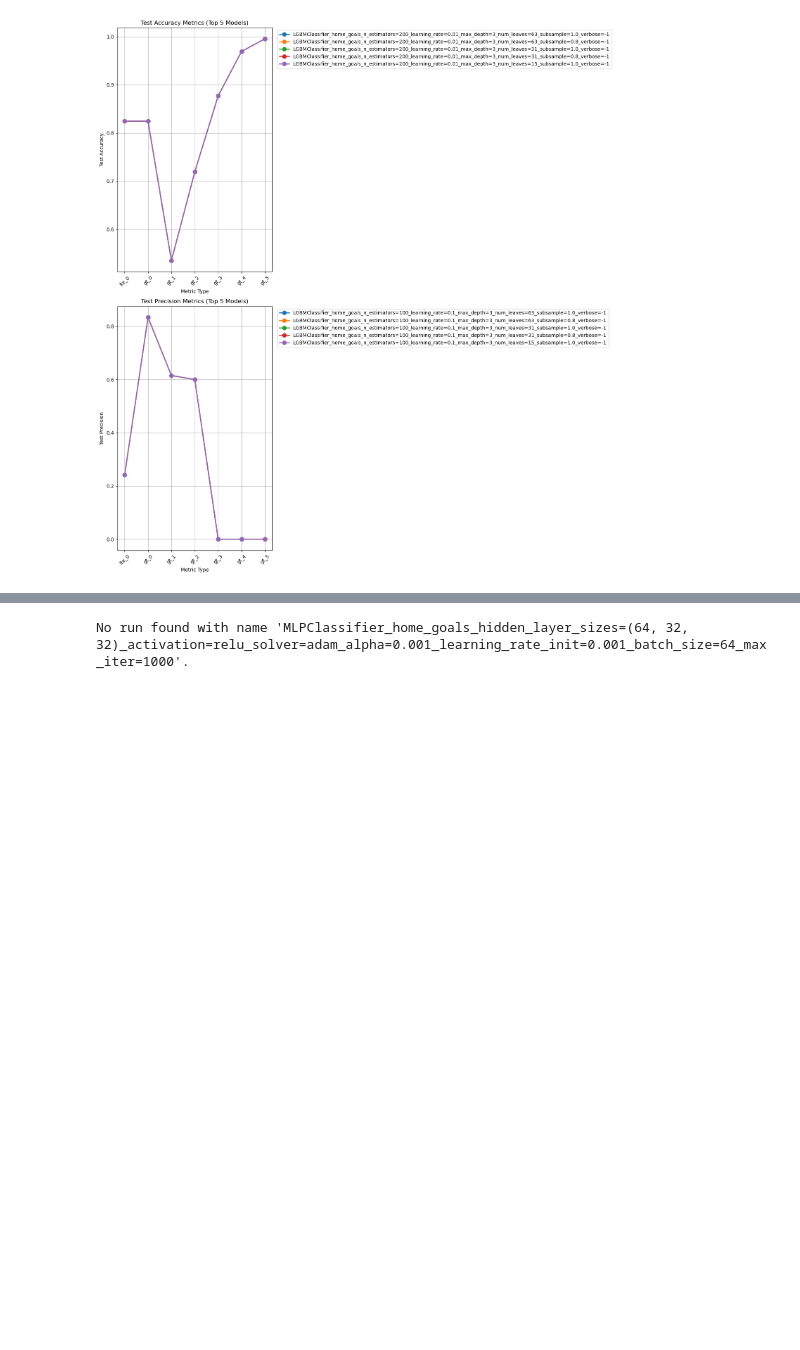
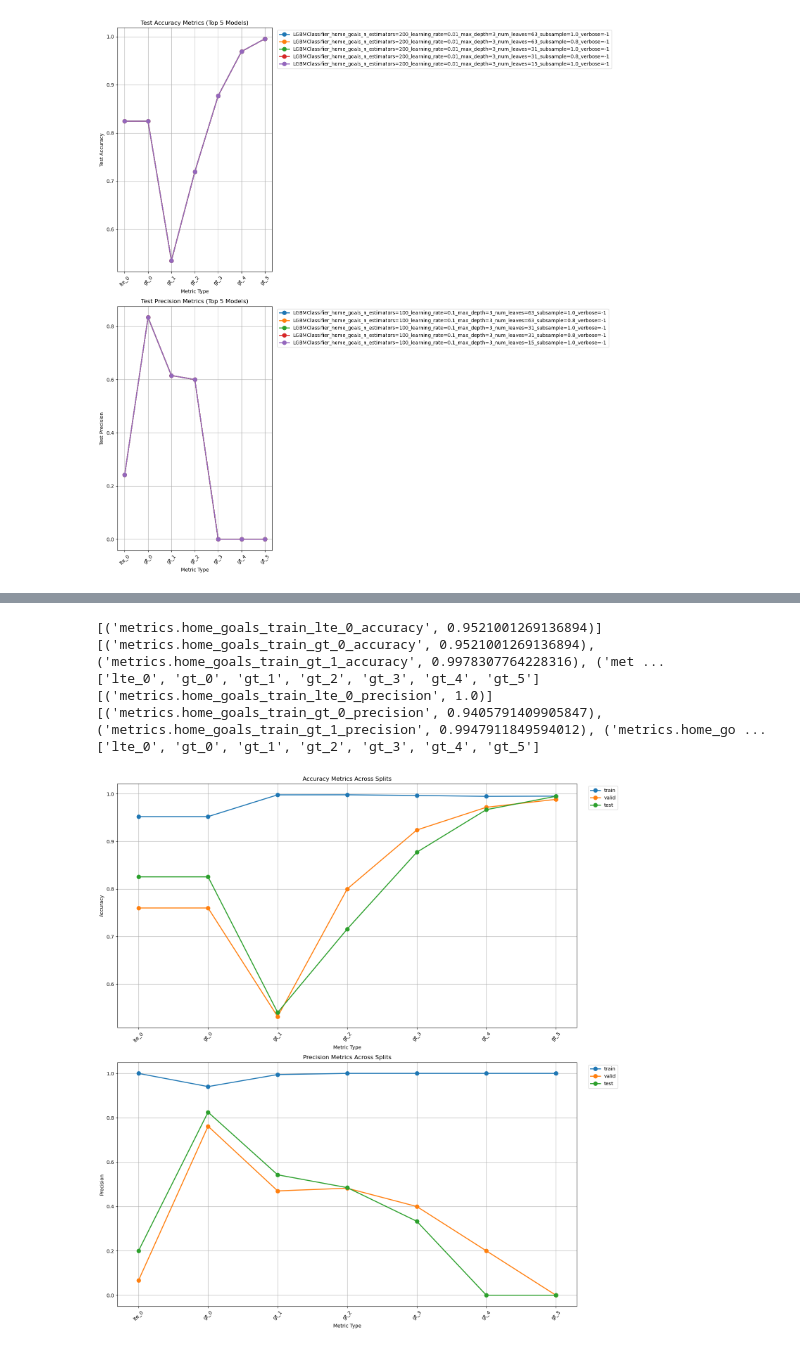
Before and after one commit to 1111111huang/betbot, a Jupyter notebook: notebooks/modeling/baseline.ipynb, the cells around one changed output, grey strips where cells are left out. Saved outputs shown, nothing was run; the diff lists cells and outputs as text; code cells hidden in the pictures; blank space fills up the shorter version.

```diff
--- a/notebooks/modeling/baseline.ipynb
+++ b/notebooks/modeling/baseline.ipynb
@@ -120,9 +120,13 @@ plot_metrics_for_target_and_model(
 # %%
 plot_run_metrics_by_split(experiment_name=TRAINGING_CONFIG['experiment_name'],
-                         run_name="MLPClassifier_home_goals_hidden_layer_sizes=(64, 32, 32)_activation=relu_solver=adam_alpha=0.001_learning_rate_init=0.001_batch_size=64_max_iter=1000",
+                         run_name="XBGClassifier_home_goals_n_estimators=200_max_depth=7_learning_rate=0.01_gamma=0",
                          target_col="home_goals",
                          tracking_uri=f"{REPO_PATH}/mlflow")
 # %% [output]
-No run found with name 'MLPClassifier_home_goals_hidden_layer_sizes=(64, 32, 32)_activation=relu_solver=adam_alpha=0.001_learning_rate_init=0.001_batch_size=64_max_iter=1000'.
+[('metrics.home_goals_train_lte_0_accuracy', 0.9521001269136894)] [('metrics.home_goals_train_gt_0_accuracy', 0.9521001269136894), ('metrics.home_goals_train_gt_1_accuracy', 0.9978307764228316), ('met ...
+['lte_0', 'gt_0', 'gt_1', 'gt_2', 'gt_3', 'gt_4', 'gt_5']
+[('metrics.home_goals_train_lte_0_precision', 1.0)] [('metrics.home_goals_train_gt_0_precision', 0.9405791409905847), ('metrics.home_goals_train_gt_1_precision', 0.9947911849594012), ('metrics.home_go ...
+['lte_0', 'gt_0', 'gt_1', 'gt_2', 'gt_3', 'gt_4', 'gt_5']
+[figure, added]
 # %%
 plot_run_metrics_side_by_side(experiment_name=TRAINGING_CONFIG['experiment_name'],
```
Also changed, not shown: parts of 2 cells of this notebook, 6 other files.
